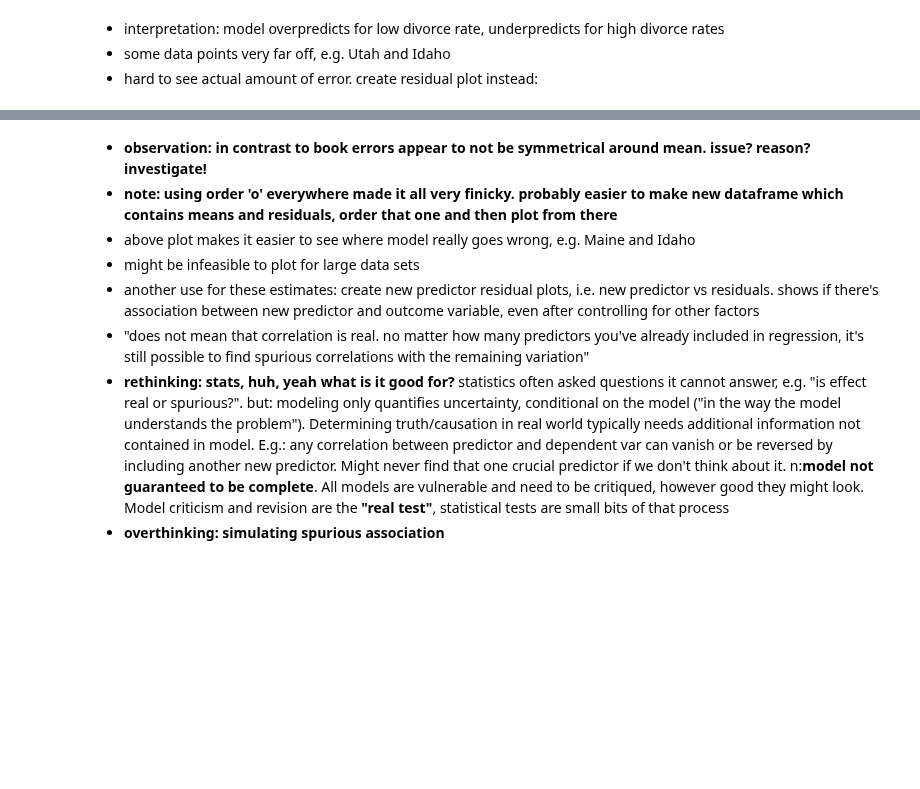
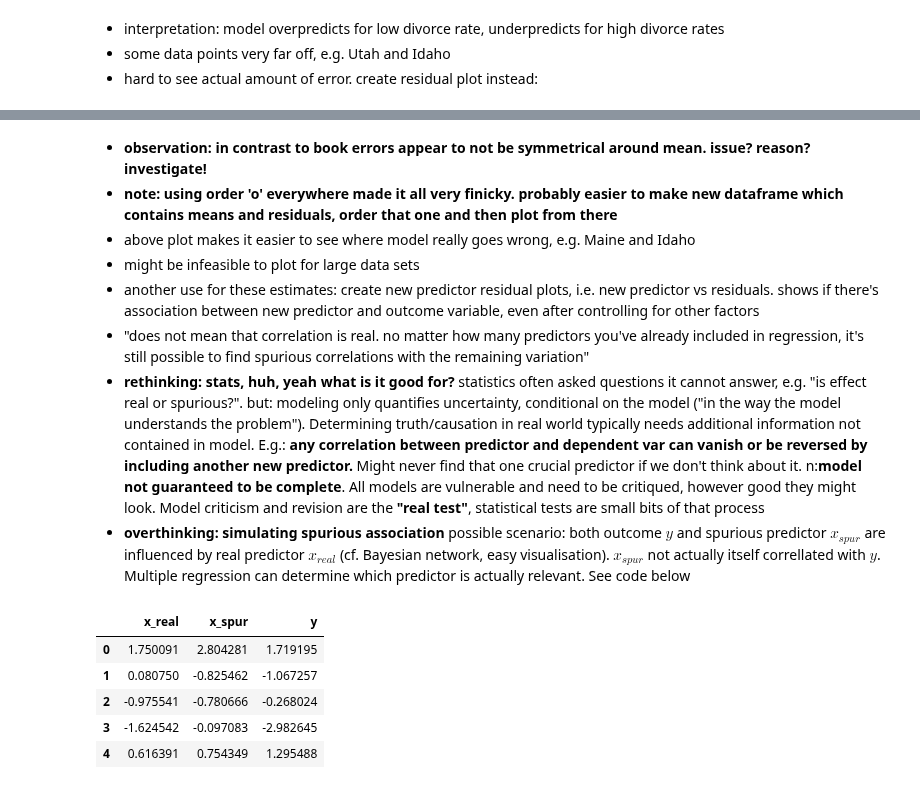
Before and after one commit to nwweber/statistical_rethinking, a Jupyter notebook: chapter_05_multivariate_linear_models.ipynb, the cells around one changed output, grey strips where cells are left out. Saved outputs shown, nothing was run; the diff lists cells and outputs as text; code cells hidden in the pictures; blank space fills up the shorter version.

```diff
--- a/chapter_05_multivariate_linear_models.ipynb
+++ b/chapter_05_multivariate_linear_models.ipynb
@@ -458,5 +458,32 @@ ax.errorbar(
 * might be infeasible to plot for large data sets
 * another use for these estimates: create new predictor residual plots, i.e. new predictor vs residuals. shows if there's association between new predictor and outcome variable, even after controlling for other factors
 * "does not mean that correlation is real. no matter how many predictors you've already included in regression, it's still possible to find spurious correlations with the remaining variation"
-* **rethinking: stats, huh, yeah what is it good for?** statistics often asked questions it cannot answer, e.g. "is effect real or spurious?". but: modeling only quantifies uncertainty, conditional on the model ("in the way the model understands the problem"). Determining truth/causation in real world typically needs additional information not contained in model. E.g.: any correlation between predictor and dependent var can vanish or be reversed by including another new predictor. Might never find that one crucial predictor if we don't think about it. n:**model not guaranteed to be complete**. All models are vulnerable and need to be critiqued, however good they might look. Model criticism and revision are the **"real test"**, statistical tests are small bits of that process
-* **overthinking: simulating spurious association**
+* **rethinking: stats, huh, yeah what is it good for?** statistics often asked questions it cannot answer, e.g. "is effect real or spurious?". but: modeling only quantifies uncertainty, conditional on the model ("in the way the model understands the problem"). Determining truth/causation in real world typically needs additional information not contained in model. E.g.: **any correlation between predictor and dependent var can vanish or be reversed by including another new predictor.** Might never find that one crucial predictor if we don't think about it. n:**model not guaranteed to be complete**. All models are vulnerable and need to be critiqued, however good they might look. Model criticism and revision are the **"real test"**, statistical tests are small bits of that process
+* **overthinking: simulating spurious association** possible scenario: both outcome $y$ and spurious predictor $x_{spur}$ are influenced by real predictor $x_{real}$ (cf. Bayesian network, easy visualisation). $x_{spur}$ not actually itself correllated with $y$. Multiple regression can determine which predictor is actually relevant. See code below
+# %%
+# Code 5.15
+
+# number of cases
+N = 100
+# x_real as Gaussian with mean 0 and stddev 1
+x_real = np.random.normal(size=N)
+# x_spur as Gaussian with mean=x_real
+x_spur = np.random.normal(loc=x_real)
+# y as Gaussian with mean=x_real
+y = np.random.normal(loc=x_real)
+# bind together in dataframe
+# diverge from book variable name 'd' so as not to overwrite earlier variable
+d_spurious = pd.DataFrame(data={
+    'x_real': x_real,
+    'x_spur': x_spur,
+    'y': y
+})
+
+d_spurious.head()
+# %% [output]
+|  | x_real | x_spur | y |
+| 0 | 1.750091 | 2.804281 | 1.719195 |
+| 1 | 0.080750 | -0.825462 | -1.067257 |
+| 2 | -0.975541 | -0.780666 | -0.268024 |
+| 3 | -1.624542 | -0.097083 | -2.982645 |
+| 4 | 0.616391 | 0.754349 | 1.295488 |
```
Also changed, not shown: parts of 18 cells of this notebook.
